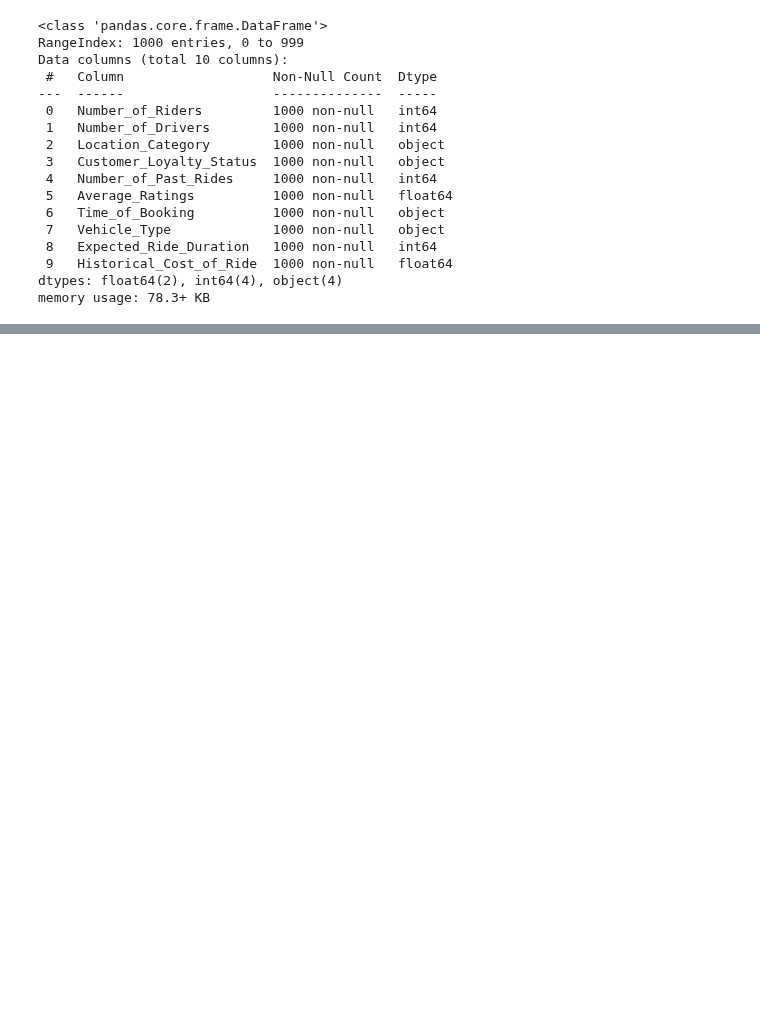
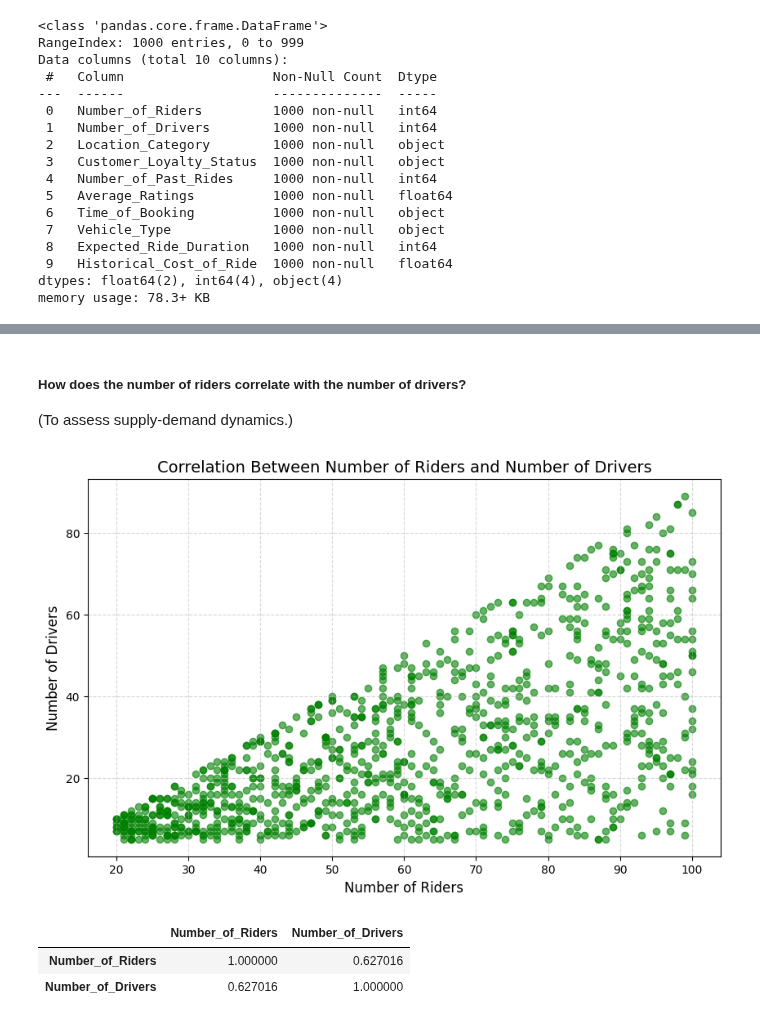
Before and after one commit to Darknight47/Data-Science-Project-01, a Jupyter notebook: dynamic_pricing_strategy.ipynb, the cells around one changed output, grey strips where cells are left out. Cells and saved outputs as stored; diff of their text form; code cells hidden in the pictures; blank space fills up the shorter version.

Commit message:
correlation

```diff
--- a/dynamic_pricing_strategy.ipynb
+++ b/dynamic_pricing_strategy.ipynb
@@ -57,0 +98,19 @@ memory usage: 78.3+ KB
+# %% [markdown]
+##### How does the number of riders correlate with the number of drivers?
+(To assess supply-demand dynamics.)
+# %%
+plt.figure(figsize=(10, 6))
+plt.scatter(dataset["Number_of_Riders"], dataset["Number_of_Drivers"], color='green', alpha=0.6)
+plt.title("Correlation Between Number of Riders and Number of Drivers", fontsize=14)
+plt.xlabel("Number of Riders", fontsize=12)
+plt.ylabel("Number of Drivers", fontsize=12)
+plt.grid(alpha=0.5, linestyle='--')
+plt.show()
+# %% [output]
+[figure, added]
+# %%
+dataset[["Number_of_Riders", "Number_of_Drivers"]].corr()
+# %% [output]
+|  | Number_of_Riders | Number_of_Drivers |
+| Number_of_Riders | 1.000000 | 0.627016 |
+| Number_of_Drivers | 0.627016 | 1.000000 |
```
Also changed, not shown: parts of 6 cells of this notebook.
